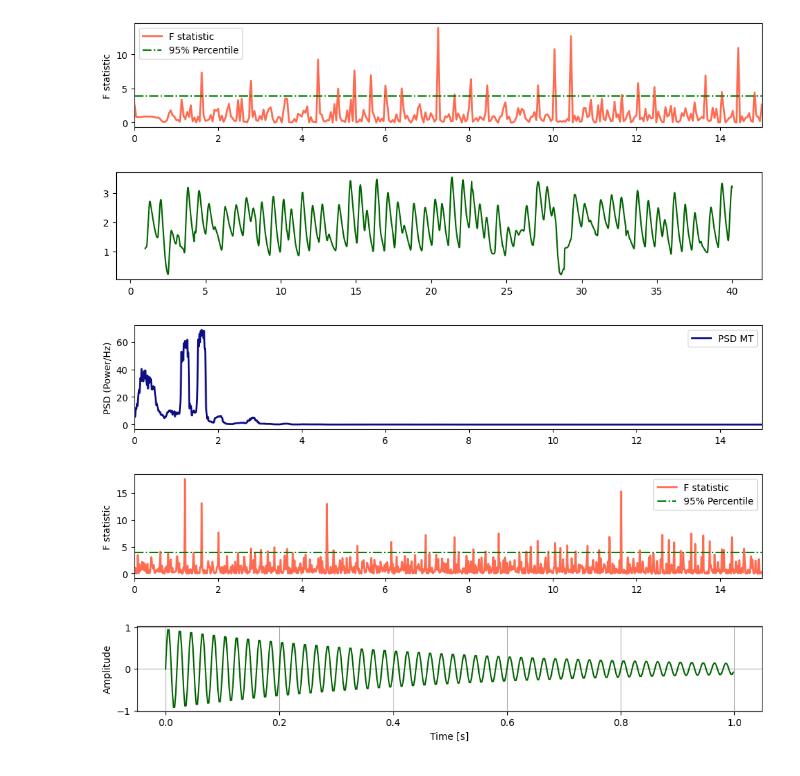
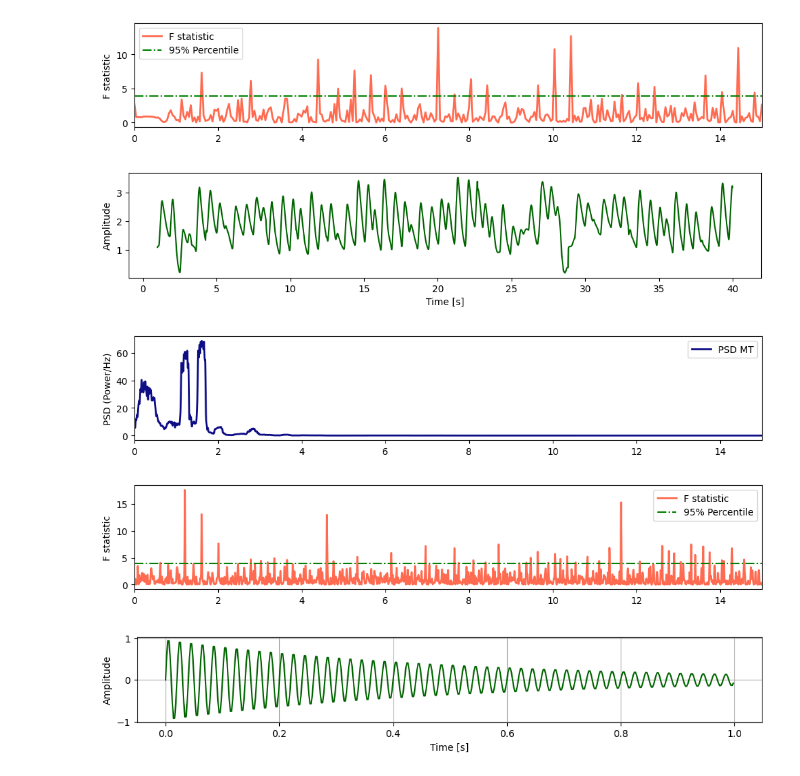
Before and after one commit to Chamusuke/Multitaper_harmonic_Ftest, a Jupyter notebook: python/example.ipynb, the cells around one changed output. Cells and saved outputs as stored; diff of their text form; code cells hidden in the pictures.

```diff
--- a/python/example.ipynb
+++ b/python/example.ipynb
@@ -193,7 +197,8 @@ time_ppg = df_ecg["Time"].iloc[125:5000].to_numpy()
 fig = plt.figure(figsize=(12, 2))
 ax = fig.add_subplot()
 ax.plot(time_ppg, signal_ppg, color='darkgreen')
-# ax.set_xlim(2,5)
+ax.set_xlabel("Time [s]")
+ax.set_ylabel("Amplitude")
 plt.show()
 
 MTSpec = MultiTaper_Periodogram(NW=4,nfft=2**16)
@@ -201,34 +206,34 @@ MTSpec.MT_Spec(signal_ppg, fs_ECG)
 
 fig = plt.figure(figsize=(12, 2))
 ax = fig.add_subplot()
 a = 0.95
 ax.plot(MTSpec.f, MTSpec.mt_psd, '-',label='PSD MT',alpha=a,  c ='navy',lw=2)
 ax.set_ylabel('PSD (Power/Hz)')
 # ax.set_xscale('log')
 ax.set_xlim(0,15)
 # ax.set_yscale('log')
 # ax.set_ylim(1e-8)
 plt.legend()
 plt.show()
 
 
 MTSpec.Harmonic_Ftest(p_level=0.05)
 fig = plt.figure(figsize=(12, 2))
 ax = fig.add_subplot()
 a = 0.95
 
 ax.plot(MTSpec.f, MTSpec.F, '-',label='F statistic',alpha=a,  c ='tomato',lw=2)
 ax.set_ylabel('F statistic')
 ax.hlines(MTSpec.F_crit, MTSpec.f[0], MTSpec.f[-1], linestyles="-.", color='green', label='95% Percentile')
 
 # ax.set_xscale('log')
 ax.set_xlim(0,15)
 # ax.set_yscale('log')
 # ax.set_ylim(0,40)
 plt.legend()
 plt.show()
 # %% [output]
-[figure, old version]
+[figure, new version]
 [figure]
 [figure]
 # %%
```
Also changed, not shown: parts of 3 cells of this notebook.
